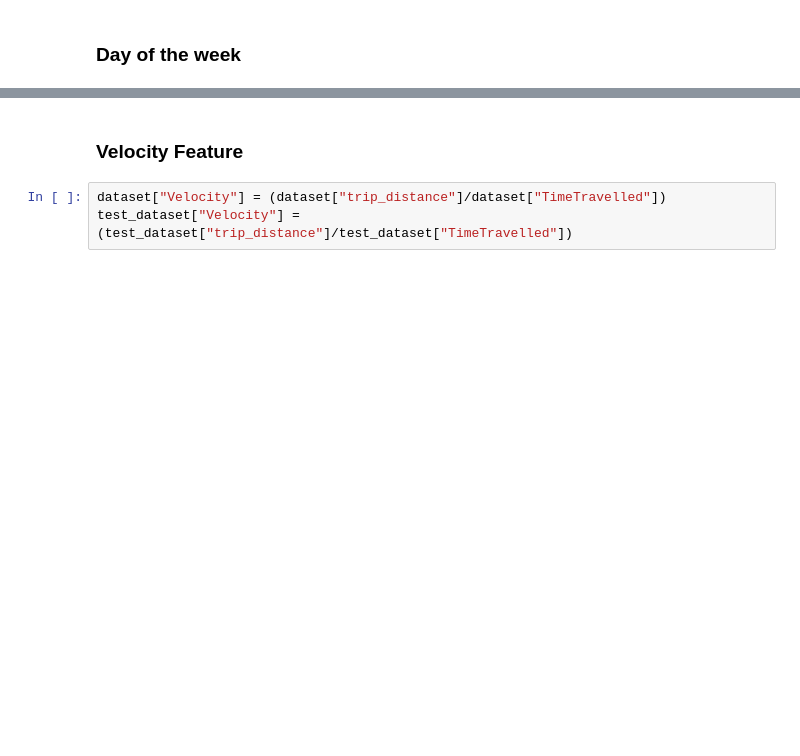
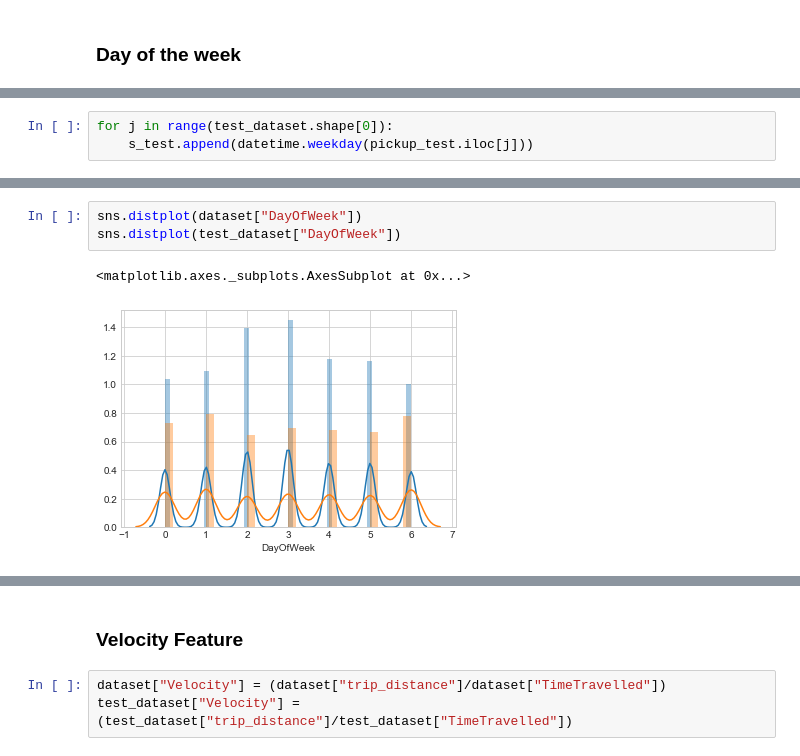
Before and after one commit to mak199/Task2-PracticalDataScience, a Jupyter notebook: Task 2 Advanced Practical Data Science.ipynb, the cells around one changed output, grey strips where cells are left out. Cells and saved outputs as stored; diff of their text form; blank space fills up the shorter version.

```diff
--- a/Task 2 Advanced Practical Data Science.ipynb
+++ b/Task 2 Advanced Practical Data Science.ipynb
@@ -558,0 +586,3 @@ ax = sns.boxplot(y="PickUpTime",data = dataset)
+# %%
+for j in range(test_dataset.shape[0]):
+    s_test.append(datetime.weekday(pickup_test.iloc[j]))
@@ -558,0 +598,6 @@ ax = sns.boxplot(y="PickUpTime",data = dataset)
+# %%
+sns.distplot(dataset["DayOfWeek"])
+sns.distplot(test_dataset["DayOfWeek"])
+# %% [output]
+<matplotlib.axes._subplots.AxesSubplot at 0x...>
+[figure, added]
```
Also changed, not shown: parts of 41 cells of this notebook.
